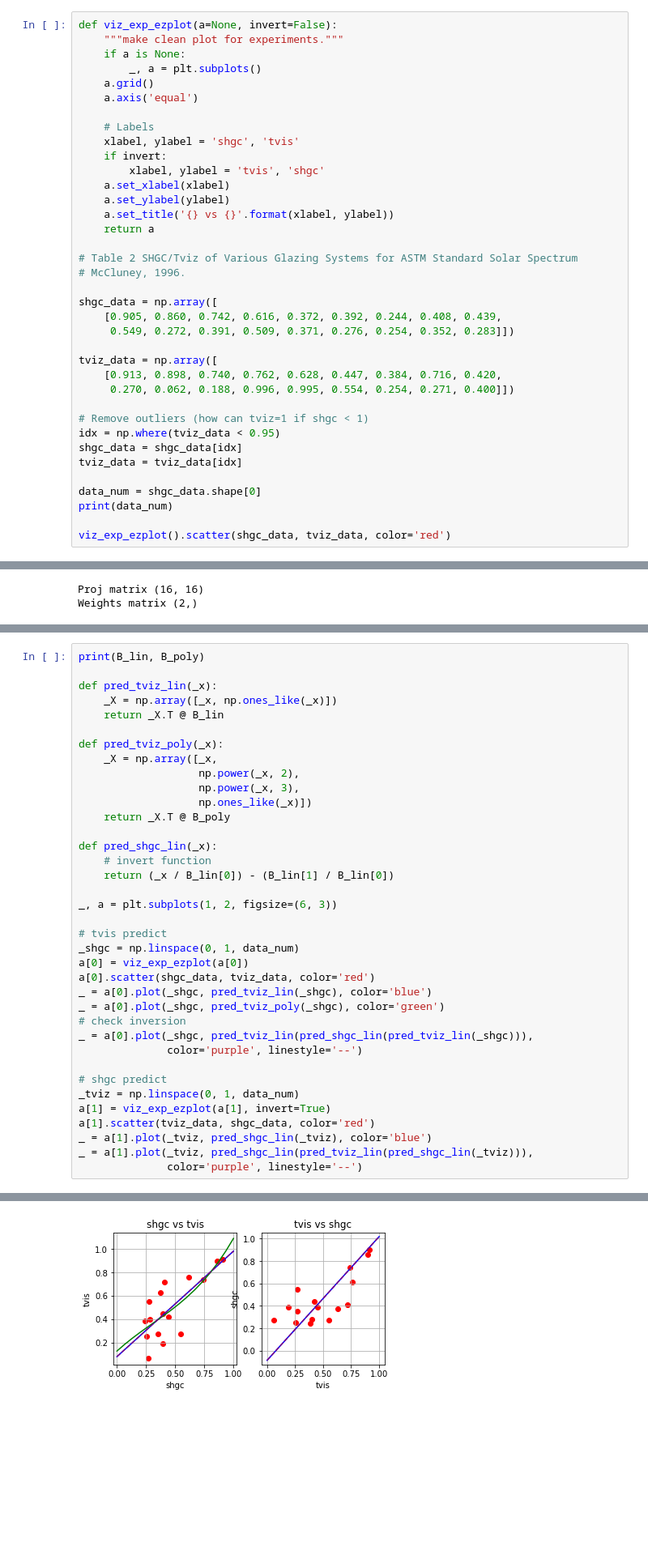
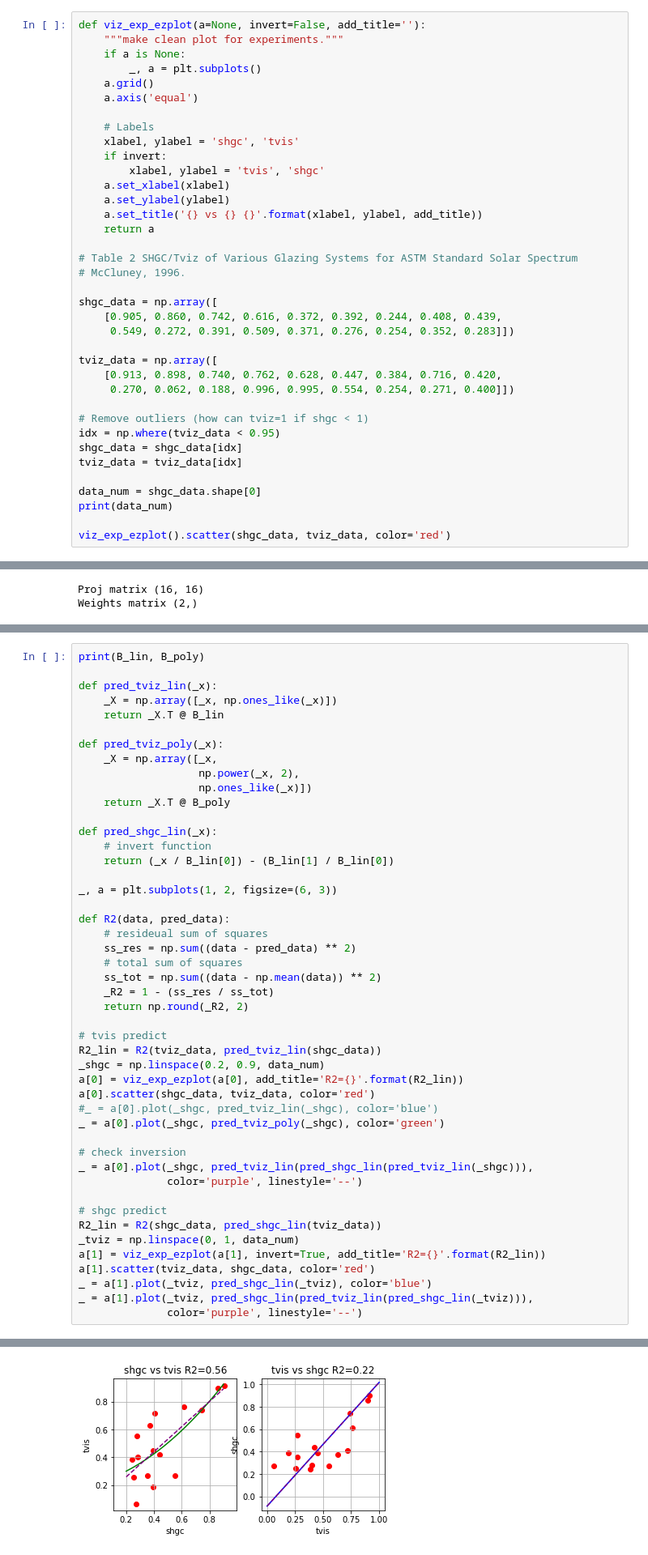
Before and after one commit to saeranv/astrobot, a Jupyter notebook: experiments/shgc_tviz_fx/poly_fx.ipynb, the cells around one changed output, grey strips where cells are left out. Shown at 81% size. Saved outputs shown, nothing was run; the diff lists cells and outputs as text; blank space fills up the shorter version.

```diff
--- a/experiments/shgc_tviz_fx/poly_fx.ipynb
+++ b/experiments/shgc_tviz_fx/poly_fx.ipynb
@@ -48,7 +48,7 @@ plt.imshow(ref_img, cmap='gray')
 <matplotlib.image.AxesImage at 0x...>
 [figure]
 # %%
-def viz_exp_ezplot(a=None, invert=False):
+def viz_exp_ezplot(a=None, invert=False, add_title=''):
     """make clean plot for experiments."""
     if a is None:
         _, a = plt.subplots()
@@ -61,7 +61,7 @@ def viz_exp_ezplot(a=None, invert=False):
         xlabel, ylabel = 'tvis', 'shgc'
     a.set_xlabel(xlabel)
     a.set_ylabel(ylabel)
-    a.set_title('{} vs {}'.format(xlabel, ylabel))
+    a.set_title('{} vs {} {}'.format(xlabel, ylabel, add_title))
     return a
 
 # Table 2 SHGC/Tviz of Various Glazing Systems for ASTM Standard Solar Spectrum
@@ -161,7 +160,6 @@ def pred_tviz_lin(_x):
 def pred_tviz_poly(_x):
     _X = np.array([_x,
                    np.power(_x, 2),
-                   np.power(_x, 3),
                    np.ones_like(_x)])
     return _X.T @ B_poly
 
@@ -171,19 +169,30 @@ def pred_shgc_lin(_x):
 
 _, a = plt.subplots(1, 2, figsize=(6, 3))
 
+def R2(data, pred_data):
+    # resideual sum of squares
+    ss_res = np.sum((data - pred_data) ** 2)
+    # total sum of squares
+    ss_tot = np.sum((data - np.mean(data)) ** 2)
+    _R2 = 1 - (ss_res / ss_tot)
+    return np.round(_R2, 2)
+
 # tvis predict
-_shgc = np.linspace(0, 1, data_num)
-a[0] = viz_exp_ezplot(a[0])
+R2_lin = R2(tviz_data, pred_tviz_lin(shgc_data))
+_shgc = np.linspace(0.2, 0.9, data_num)
+a[0] = viz_exp_ezplot(a[0], add_title='R2={}'.format(R2_lin))
 a[0].scatter(shgc_data, tviz_data, color='red')
-_ = a[0].plot(_shgc, pred_tviz_lin(_shgc), color='blue')
+#_ = a[0].plot(_shgc, pred_tviz_lin(_shgc), color='blue')
 _ = a[0].plot(_shgc, pred_tviz_poly(_shgc), color='green')
+
 # check inversion
 _ = a[0].plot(_shgc, pred_tviz_lin(pred_shgc_lin(pred_tviz_lin(_shgc))),
               color='purple', linestyle='--')
 
 # shgc predict
+R2_lin = R2(shgc_data, pred_shgc_lin(tviz_data))
 _tviz = np.linspace(0, 1, data_num)
-a[1] = viz_exp_ezplot(a[1], invert=True)
+a[1] = viz_exp_ezplot(a[1], invert=True, add_title='R2={}'.format(R2_lin))
 a[1].scatter(tviz_data, shgc_data, color='red')
 _ = a[1].plot(_tviz, pred_shgc_lin(_tviz), color='blue')
 _ = a[1].plot(_tviz, pred_shgc_lin(pred_tviz_lin(pred_shgc_lin(_tviz))),
@@ -193,4 +202,4 @@ _ = a[1].plot(_tviz, pred_shgc_lin(pred_tviz_lin(pred_shgc_lin(_tviz))),
-[figure, old version]
+[figure, new version]
 # %%
 
 # Test intuition
```
Also changed, not shown: parts of 2 cells of this notebook.
